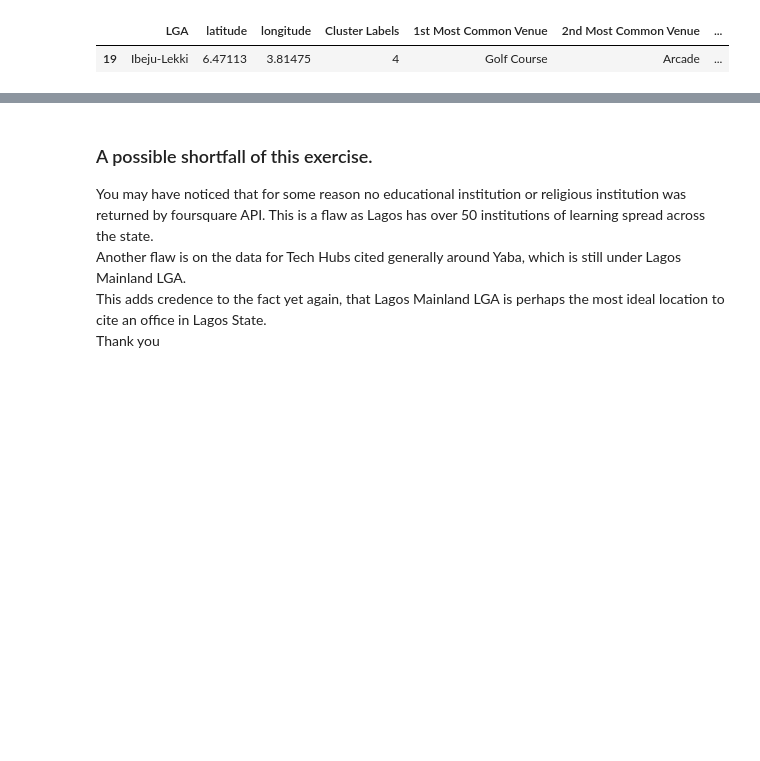
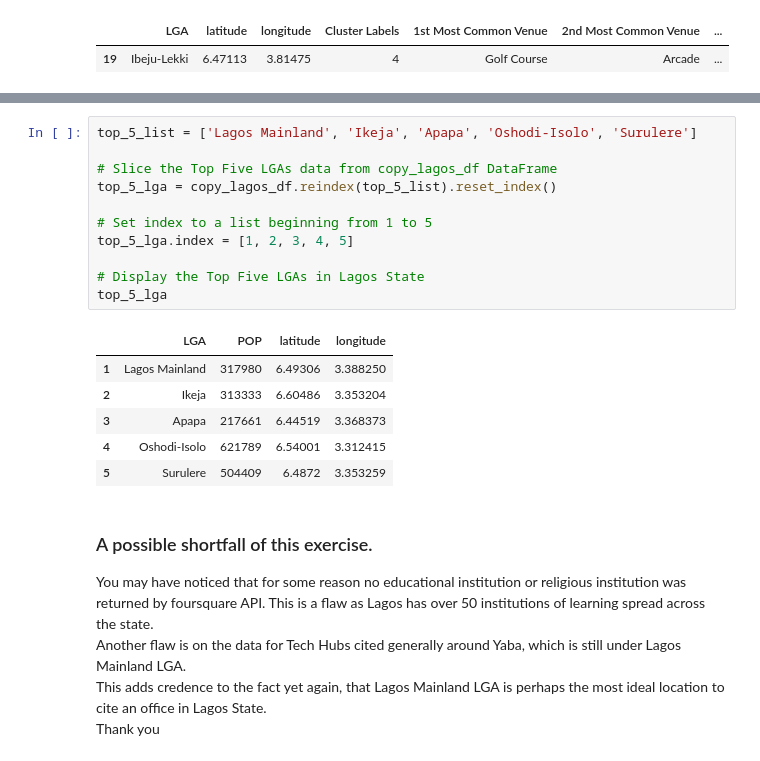
Before and after one commit to Lawrence-Krukrubo/IBM_Data_Specialization_Capstone_Project, a Jupyter notebook: applied_data_science_capstone_project.ipynb, the cells around one changed output, grey strips where cells are left out. Cells and saved outputs as stored; diff of their text form; blank space fills up the shorter version.

```diff
--- a/applied_data_science_capstone_project.ipynb
+++ b/applied_data_science_capstone_project.ipynb
@@ -1483,3 +1583,21 @@ cluster_five
+# %%
+top_5_list = ['Lagos Mainland', 'Ikeja', 'Apapa', 'Oshodi-Isolo', 'Surulere']
+
+# Slice the Top Five LGAs data from copy_lagos_df DataFrame
+top_5_lga = copy_lagos_df.reindex(top_5_list).reset_index()
+
+# Set index to a list beginning from 1 to 5
+top_5_lga.index = [1, 2, 3, 4, 5]
+
+# Display the Top Five LGAs in Lagos State
+top_5_lga
+# %% [output]
+|  | LGA | POP | latitude | longitude |
+| 1 | Lagos Mainland | 317980 | 6.49306 | 3.388250 |
+| 2 | Ikeja | 313333 | 6.60486 | 3.353204 |
+| 3 | Apapa | 217661 | 6.44519 | 3.368373 |
+| 4 | Oshodi-Isolo | 621789 | 6.54001 | 3.312415 |
+| 5 | Surulere | 504409 | 6.4872 | 3.353259 |
 # %% [markdown]
 ### A possible shortfall of this exercise.<br>
 
```
Also changed, not shown: parts of 19 cells of this notebook.
